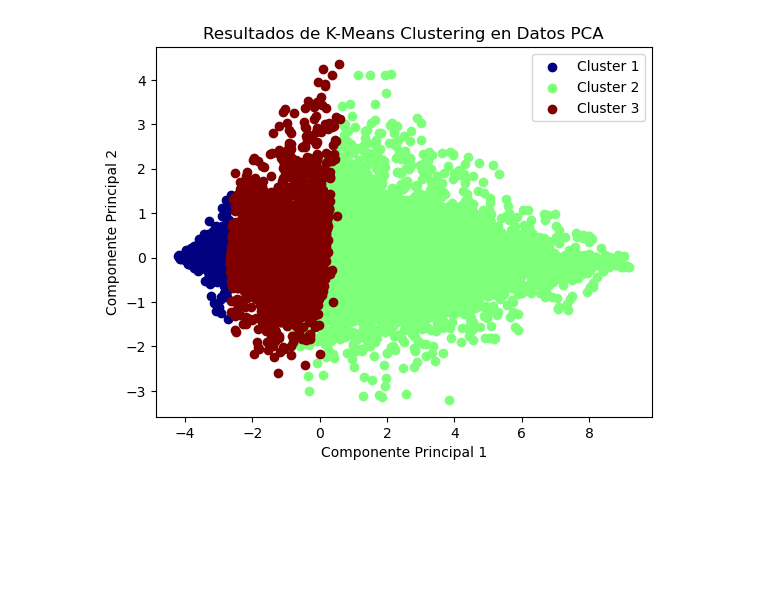
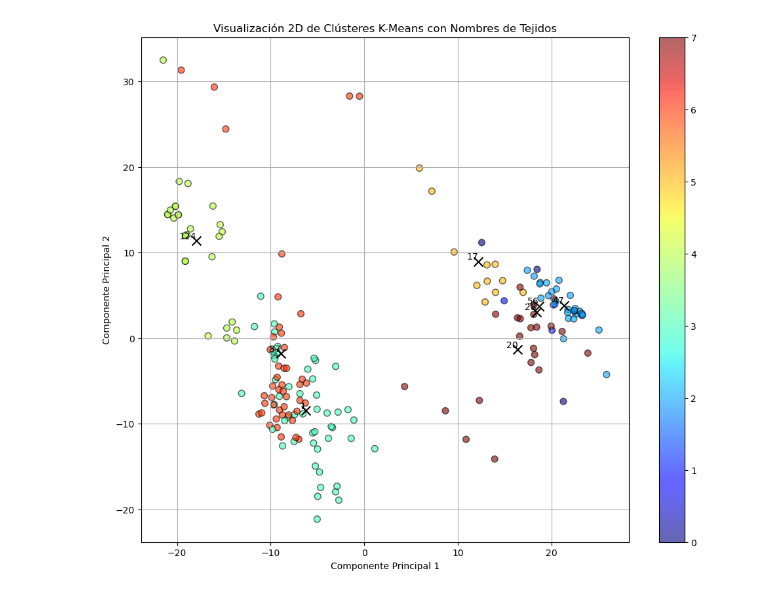
Before and after one commit to OmarUTEC/project2-machine, a Jupyter notebook: k-Means/k-means.ipynb, the cells around one changed output. Drawn from its saved outputs; the diff is of its cells as text; code cells hidden in the pictures; blank space fills up the shorter version.

Commit message:
rollback clase.txt

```diff
--- a/k-Means/k-means.ipynb
+++ b/k-Means/k-means.ipynb
@@ -186,2 +131,2 @@ def Show_Imagen(imagen, cluster):
 # %%
-roids, clusters = kmeans(data_pca, 3, 4.5)new_cent
+centroides_final, clusters_custom = kmeans(data_pca, 8, 4.5)
@@ -206,21 +133,35 @@ old [[-3.65888028  0.03726959 -0.07975295 -0.05684088  0.01713577 -0.00545665
-# %%
-import matplotlib.pyplot as plt
-import numpy as np
-
-# Crear una lista de colores para cada clúster
-num_clusters = len(np.unique(clusters))
-colors = plt.cm.jet(np.linspace(0, 1, num_clusters))
-
-# Graficar los datos en el espacio PCA y colorearlos según el clúster al que pertenecen
-for cluster_id in range(num_clusters):
-    plt.scatter(data_pca[clusters == cluster_id, 0], data_pca[clusters == cluster_id, 1], label=f'Cluster {cluster_id+1}', c=[colors[cluster_id]])
-
-# Agregar etiquetas y leyenda
-plt.xlabel('Componente Principal 1')
-plt.ylabel('Componente Principal 2')
-plt.legend()
-plt.title('Resultados de K-Means Clustering en Datos PCA')
-
-plt.show()
-# %% [output]
-[figure, removed]
+# %%
+import matplotlib.pyplot as plt
+import numpy as np
+
+# Aplicar PCA para reducir a 2 componentes
+pca_2d = PCA(n_components=2)
+data_pca_2d = pca_2d.fit_transform(data_pca)
+
+# Obtener clústeres usando tu implementación de K-Means
+centroides_2d = np.array([data_pca_2d[clusters_custom == i].mean(axis=0) for i in range(8)])
+
+# Asignar cada muestra a su tejido correspondiente
+clase = classes.reset_index().rename(columns={"index": "Tissue", 0: "Cluster"})
+clase["Cluster_assigned"] = clusters_custom
+
+# Determinar el tejido predominante en cada cluster
+predominant_tissues = [clase[clase['Cluster_assigned'] == i]['Tissue'].value_counts().idxmax() for i in range(8)]
+
+# Crear el gráfico de dispersión 2D
+plt.figure(figsize=(12, 10))
+scatter = plt.scatter(data_pca_2d[:, 0], data_pca_2d[:, 1], c=clusters_custom, cmap='jet', marker='o', edgecolor='k', s=50, alpha=0.6)
+
+# Mostrar los centroides con 'x' y etiquetar cada centroide con el tejido predominante
+for i, tissue in enumerate(predominant_tissues):
+    plt.scatter(centroides_2d[i, 0], centroides_2d[i, 1], c='black', marker='x', s=100)
+    plt.text(centroides_2d[i, 0], centroides_2d[i, 1], tissue, fontsize=10, ha='right', va='bottom')
+
+plt.colorbar(scatter)
+plt.title('Visualización 2D de Clústeres K-Means con Nombres de Tejidos')
+plt.xlabel('Componente Principal 1')
+plt.ylabel('Componente Principal 2')
+plt.grid(True)
+plt.show()
+# %% [output]
+[figure, added]
```
Also changed, not shown: parts of 26 cells of this notebook, 3 other files.
